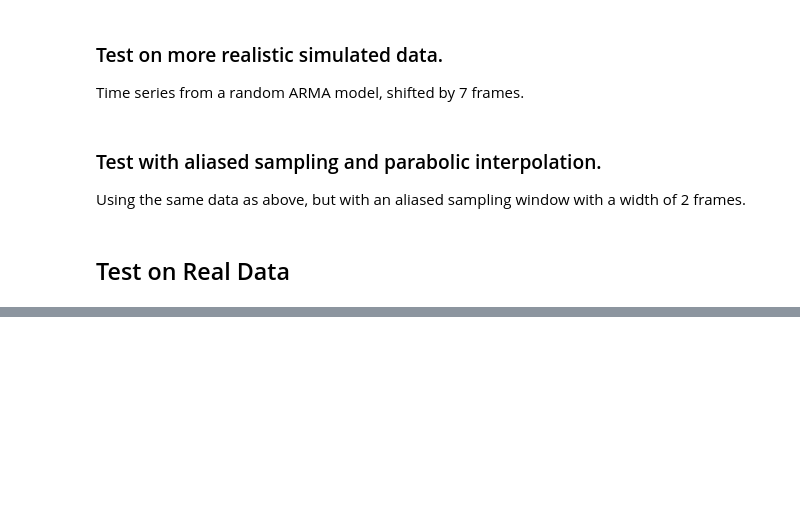
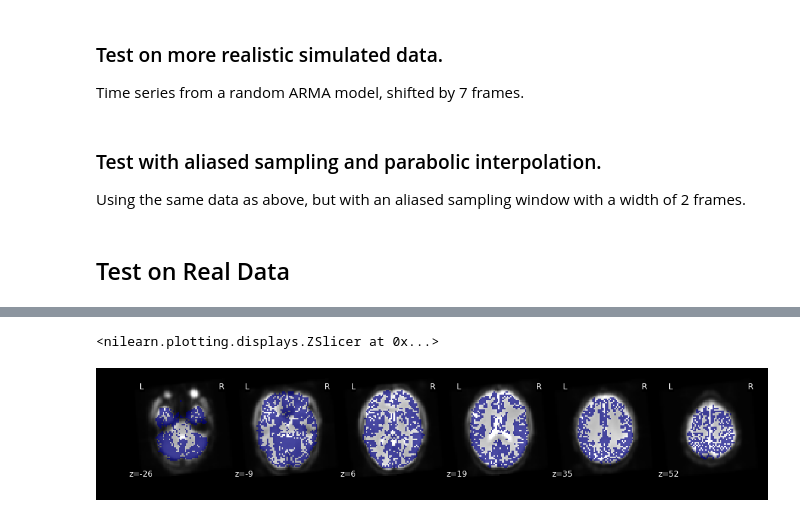
Before and after one commit to danlurie/lag_maps, a Jupyter notebook: notebooks/Cross-Correlation and Interpolation.ipynb, the cells around one changed output, grey strips where cells are left out. Saved outputs shown, nothing was run; the diff lists cells and outputs as text; code cells hidden in the pictures; blank space fills up the shorter version.

Commit message:
All masks are now calculated in code

```diff
--- a/notebooks/Cross-Correlation and Interpolation.ipynb
+++ b/notebooks/Cross-Correlation and Interpolation.ipynb
@@ -217,10 +217,8 @@ report_xcorr(arma_aliased_xcorr, arma_lags_aliased, interp=True)
 # %%
 # Set input data paths.
 rest1_epi = '/home/despo/dlurie/Projects/megarest_lag/data/sub104/Aifo/sub104_Aifo_rest_1_minimal.nii.gz'
-brain_mask = '/home/despo/dlurie/Projects/megarest_lag/data/sub104/sub104_brain_mask.nii'
-gm_mask = '/home/despo/dlurie/Projects/megarest_lag/data/sub104/sub104_gm_mask_p50.nii'
-gm_seg = '/home/despo/dlurie/Projects/megarest_lag/data/sub104/sub104_gm_seg.nii'
+#gm_seg = '/home/despo/dlurie/Projects/megarest_lag/data/sub104/sub104_gm_seg.nii'
+gm_seg = '/home/despo/arielle/megarest_sc/data/anat/104_gm.nii'
 # %%
-# Load the brain mask image.
-brain_mask_img = nib.load(brain_mask)
-brain_mask_data = brain_mask_img.get_data().astype(bool)
+# Load the EPI image.
+rest1_epi_img = nib.load(rest1_epi)
@@ -232,10 +225,7 @@ rest1_epi_resampled_data = rest1_epi_resampled_img.get_data()
-# %%
-# Load the gray matter mask.
-gm_mask_img = nib.load(gm_mask)
-gm_mask_resampled_img = image.resample_to_img(gm_mask_img, rest1_epi_img, interpolation='nearest')
-gm_mask_data = gm_mask_img.get_data().astype(bool)
 # %%
 # Load the gray matter segmentation.
 gm_seg_img = nib.load(gm_seg)
-gm_seg_resampled_img = image.resample_to_img(gm_seg_img, rest1_epi_img, interpolation='nearest')
-#gm_mask_data = gm_mask_img.get_data().astype(bool)
+# Resample the segmentation to match the EPI.
+gm_seg_resampled_img = image.resample_to_img(gm_seg_img, rest1_epi_img)
+# Create a 30% mask from the resampled segmentation.
+gm_mask_resampled_img = image.math_img('(img1 > .30).astype(bool)', img1=gm_seg_resampled_img)
@@ -306,0 +239,5 @@ plotting.plot_epi(mean_epi_img, display_mode='y', cut_coords=5)
+# %%
+plotting.plot_roi(gm_mask_resampled_img, mean_epi_img, display_mode='z', cut_coords=6, dim=-.45)
+# %% [output]
+<nilearn.plotting.displays.ZSlicer at 0x...>
+[figure, added]
```
Also changed, not shown: parts of 19 cells of this notebook.
